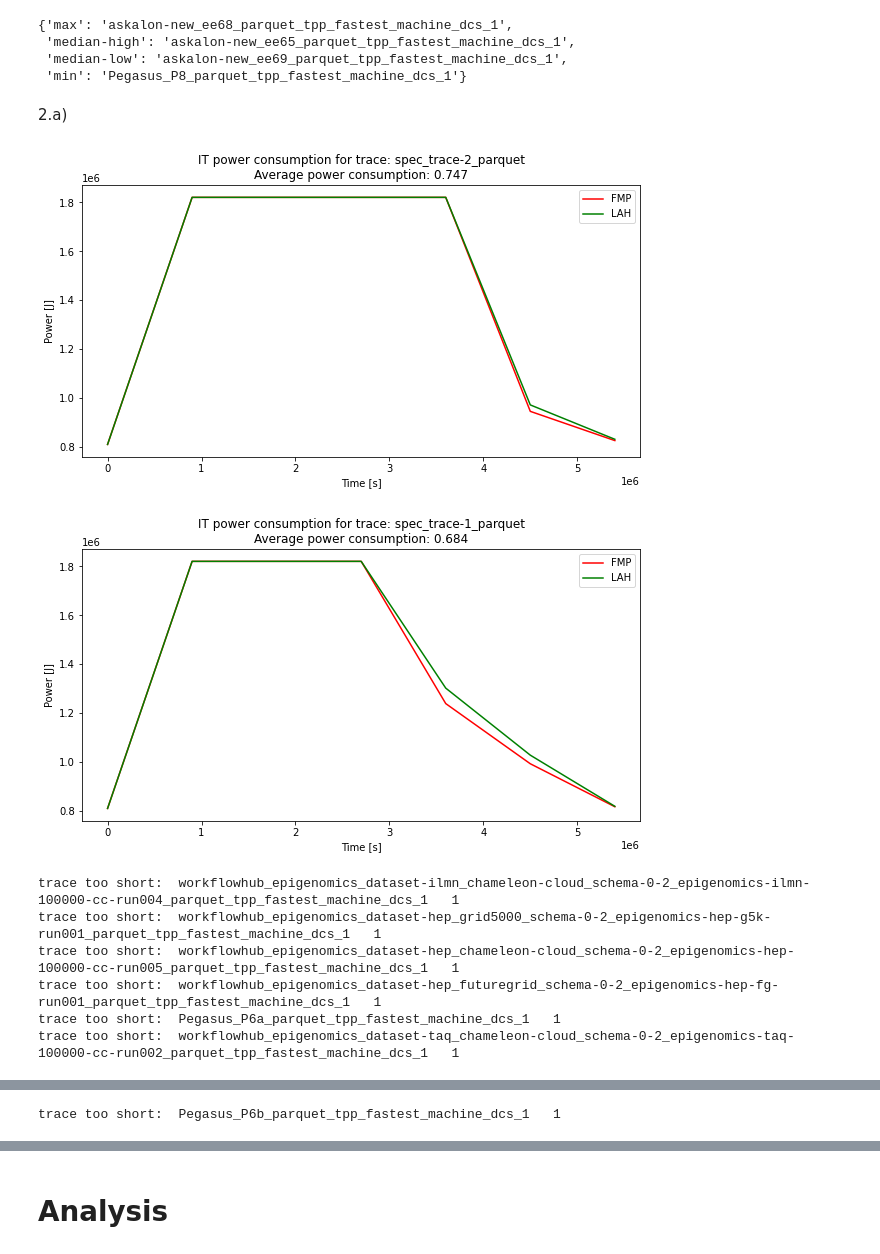
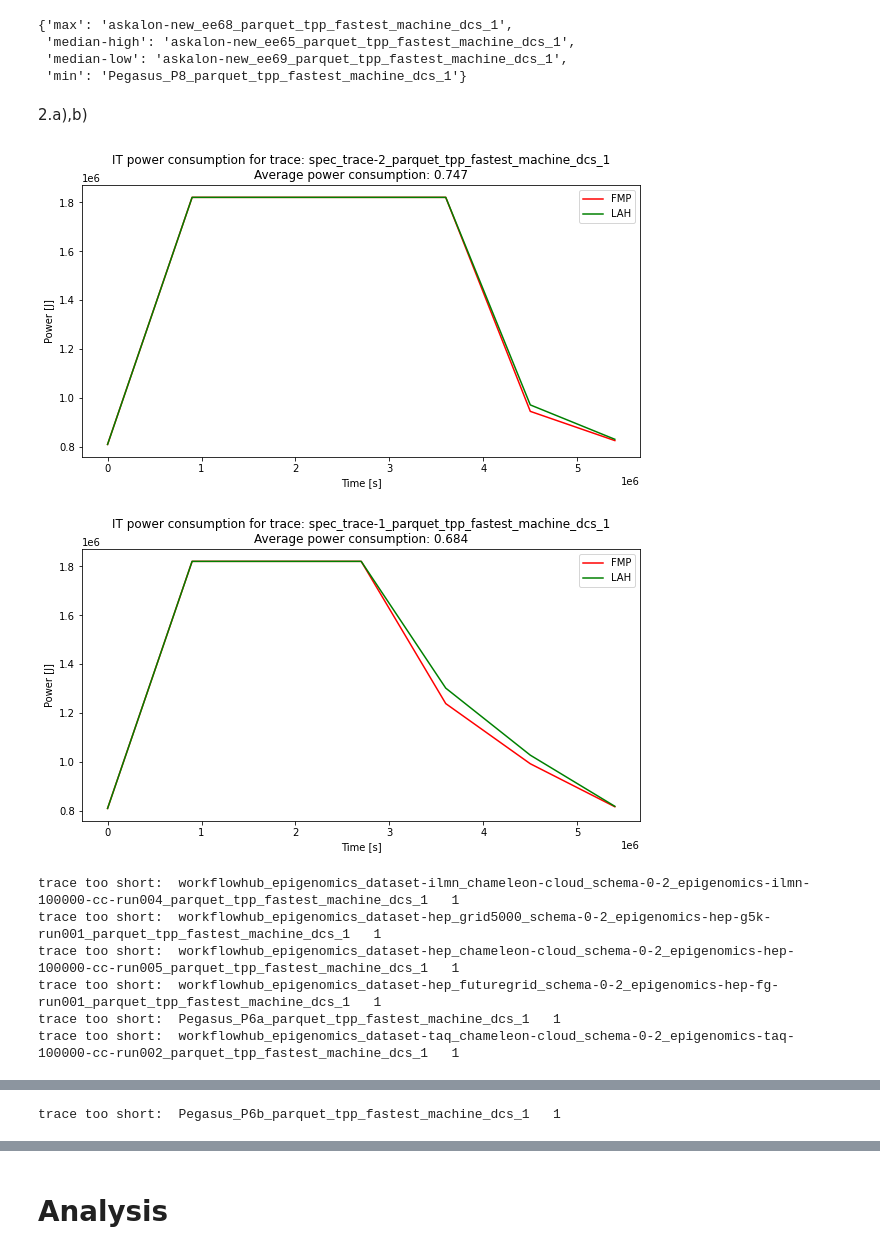
Before and after one commit to Raiduy/gdc-energy-efficiency-analysis, a Jupyter notebook: experiment_result_processing.ipynb, the cells around one changed output, grey strips where cells are left out. Drawn from its saved outputs; the diff is of its cells as text; code cells hidden in the pictures.

```diff
--- a/experiment_result_processing.ipynb
+++ b/experiment_result_processing.ipynb
@@ -304,37 +304,37 @@ duration_candidates
  'median-low': 'askalon-new_ee69_parquet_tpp_fastest_machine_dcs_1',
  'min': 'Pegasus_P8_parquet_tpp_fastest_machine_dcs_1'}
 # %% [markdown]
-2.a)
+2.a),b)
 # %%
 graph_counter = 0
 for i in range(len(utilization_candidates_fmp)):
     if graph_counter > 6:
         break
     fmp_name = utilization_candidates_fmp.iloc[i]['trace_name']
     lah_name = utilization_candidates_lah.iloc[i]['trace_name']
 
     fmp_env = create_env_dataframe(path_ex1, fmp_name)
     lah_env = create_env_dataframe(path_ex1, lah_name)
 
     # fmp_env['it_power_total']
 
     # plot fmp and lah it power total
     if len(fmp_env) > 2:
         fig, ax = plt.subplots(figsize=(10, 5))
         ax.plot(fmp_env['timestamp'], fmp_env['it_power_total'], color='red', label='FMP')
         ax.plot(lah_env['timestamp'], lah_env['it_power_total'], color='green', label='LAH')
-        ax.set_title('IT power consumption for trace: ' + fmp_name[:-26]
+        ax.set_title('IT power consumption for trace: ' + fmp_name
                       + '\nAverage power consumption: ' + utilization_candidates_fmp.iloc[i]['AvgResourceUsage'].astype(str))
         ax.set_xlabel('Time [s]')
         ax.set_ylabel('Power [J]')
         ax.legend()
         plt.show()
         graph_counter += 1
     else:
         print('trace too short: ', fmp_name, ' ', len(fmp_env))
 # %% [output]
-[figure, old version]
+[figure, new version]
-[figure, old version]
+[figure, new version]
 trace too short:  workflowhub_epigenomics_dataset-ilmn_chameleon-cloud_schema-0-2_epigenomics-ilmn-100000-cc-run004_parquet_tpp_fastest_machine_dcs_1   1
 trace too short:  workflowhub_epigenomics_dataset-hep_grid5000_schema-0-2_epigenomics-hep-g5k-run001_parquet_tpp_fastest_machine_dcs_1   1
 trace too short:  workflowhub_epigenomics_dataset-hep_chameleon-cloud_schema-0-2_epigenomics-hep-100000-cc-run005_parquet_tpp_fastest_machine_dcs_1   1
```
Also changed, not shown: parts of 3 cells of this notebook.
